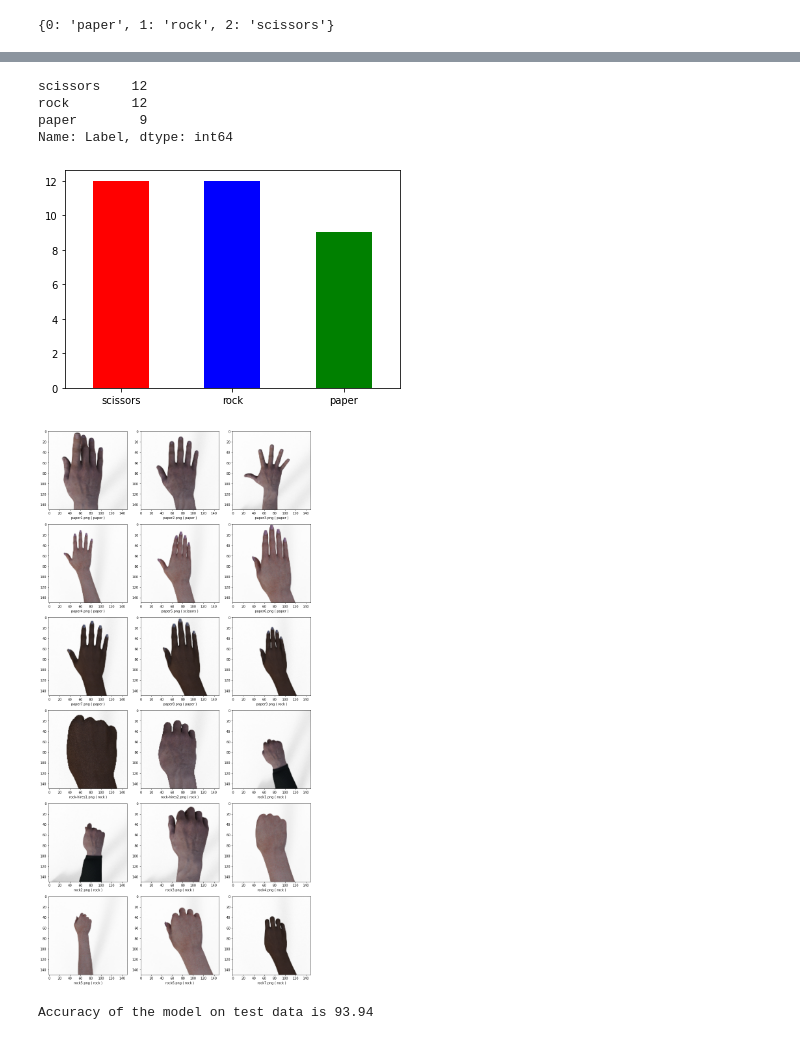
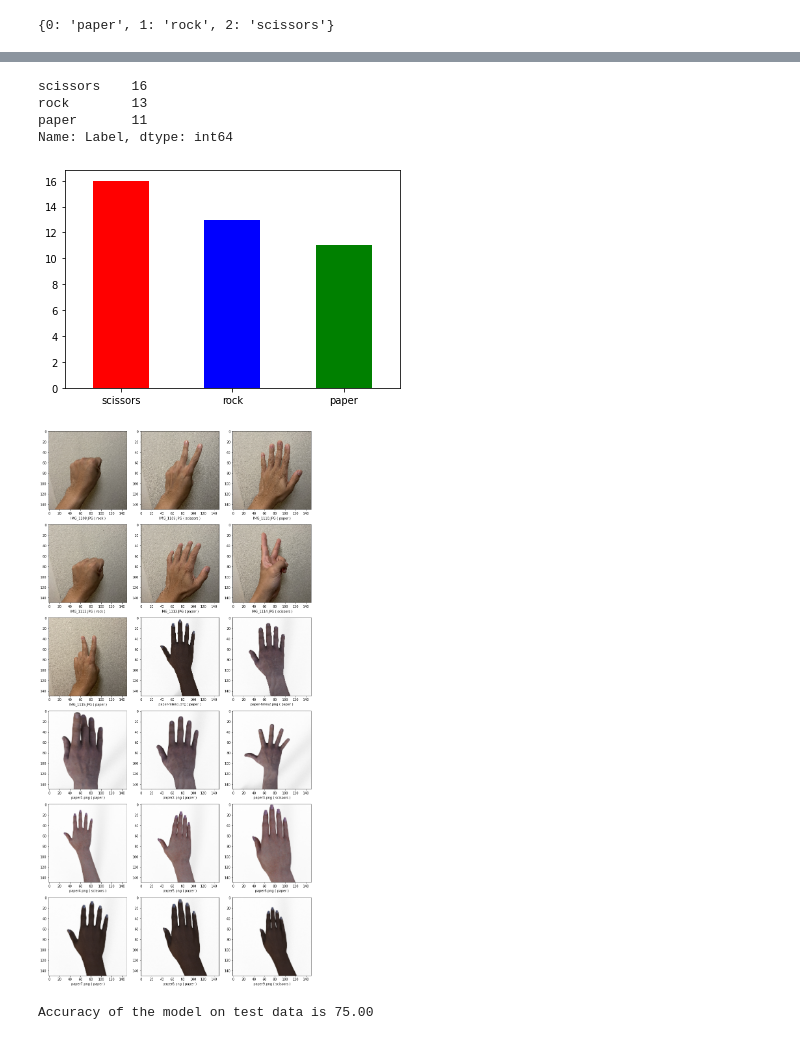
Before and after one commit to jcal0/EE258_Project, a Jupyter notebook: main.ipynb, the cells around one changed output, grey strips where cells are left out. Cells and saved outputs as stored; diff of their text form; code cells hidden in the pictures.

```diff
--- a/main.ipynb
+++ b/main.ipynb
@@ -197,7 +204,7 @@ plt.show()
 # %%
-test_img = os.listdir(os.path.join(val_dir))
+test_img = os.listdir(os.path.join(test_dir))
 
 test_df = pd.DataFrame({'Image': test_img})
-test_df.head()
+test_df
 # %% [output]
 |  | Image |
@@ -255,34 +273,34 @@ test_df
 # %%
 test_df.Label.value_counts()
 # %% [output]
-scissors    12
-rock        12
-paper        9
+scissors    16
+rock        13
+paper       11
 Name: Label, dtype: int64
 # %%
 test_df.Label.value_counts().plot.bar(color = ['red','blue','green'])
 plt.xticks(rotation = 0)
 plt.show()
 # %% [output]
-[figure, old version]
+[figure, new version]
 # %%
 v = random.randint(0, 25)
 
 sample_test = test_df.iloc[v:(v+18)].reset_index(drop = True)
 sample_test.head()
 
 plt.figure(figsize=(12, 24))
 for index, row in sample_test.iterrows():
     filename = row['Image']
     category = row['Label']
-    img = load_img(val_dir + filename, target_size = (150, 150))
+    img = load_img(test_dir + filename, target_size = (150, 150))
     plt.subplot(6, 3, index + 1)
     plt.imshow(img)
     plt.xlabel(filename + ' ( ' + "{}".format(category) + ' )' )
 plt.tight_layout()
 plt.show()
 # %% [output]
-[figure, old version]
+[figure, new version]
 # %%
 lis = []
 for ind in test_df.index:
@@ -293,4 +311,4 @@ for ind in test_df.index:
 # %%
 print("Accuracy of the model on test data is {:.2f}".format((sum(lis)/len(lis))*100))
 # %% [output]
-Accuracy of the model on test data is 93.94
+Accuracy of the model on test data is 75.00
```
Also changed, not shown: parts of 17 cells of this notebook, 1 other file.
